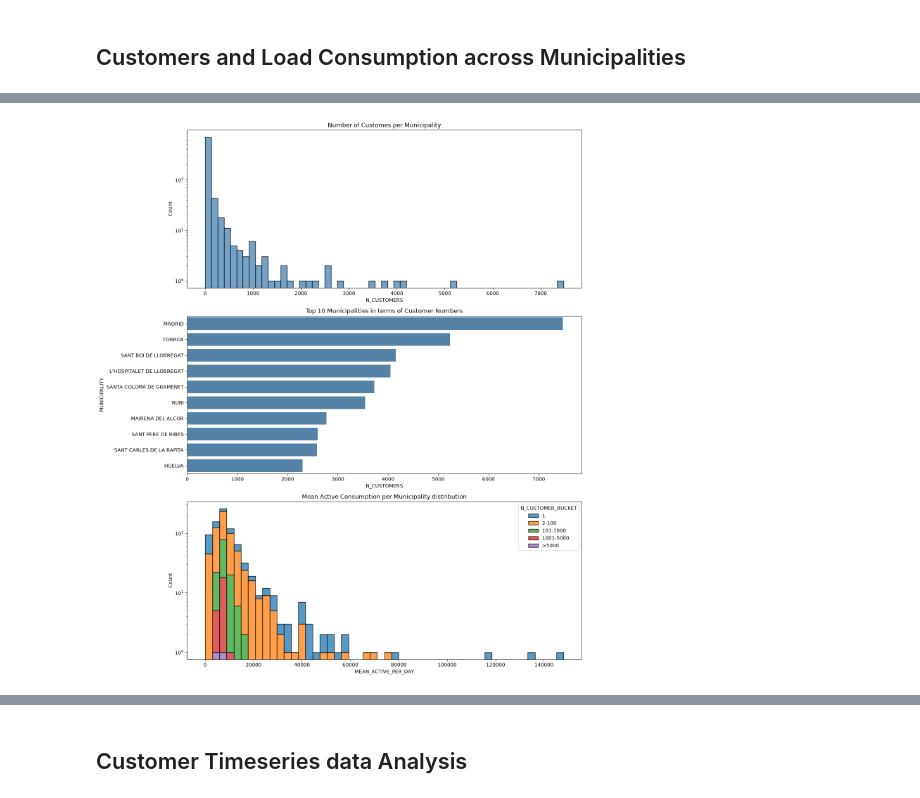
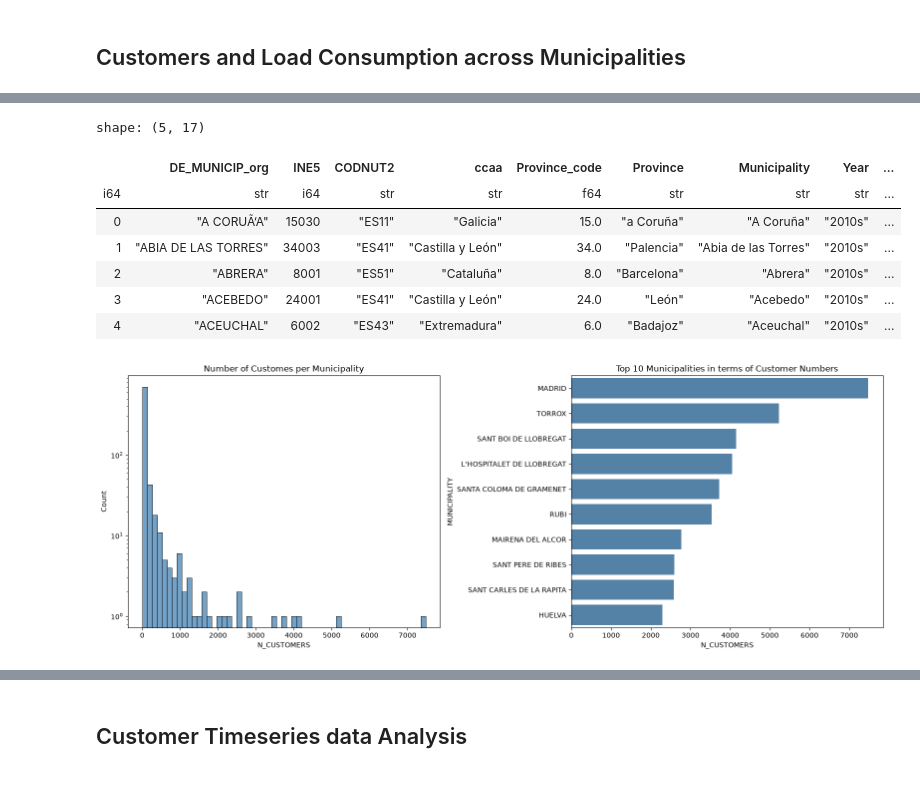
Before and after one commit to reem-naji/potential-fortnight, a Jupyter notebook: notebooks/data_analysis.ipynb, the cells around one changed output, grey strips where cells are left out. Saved outputs shown, nothing was run; the diff lists cells and outputs as text; code cells hidden in the pictures.

```diff
--- a/notebooks/data_analysis.ipynb
+++ b/notebooks/data_analysis.ipynb
@@ -647,43 +647,41 @@ shape: (5, 6)
 | "RUBI" | 3540 | 4063265116 | 0 | 7328.236155 | "1001-5000" |
 | "MAIRENA DEL ALCOR" | 2773 | 3900120293 | 0 | 8540.30966 | "1001-5000" |
 | "L'HOSPITALET DE LLOBREGAT" | 4047 | 3537392869 | 0 | 5599.204879 | "1001-5000" |
+# %%
+munis = pl.read_csv(r'../BD_MUNICIPIOS-ENTIDADES/geo_encoded_munis.csv')
+munis.head()
+# %% [output]
+shape: (5, 17)
+|  | DE_MUNICIP_org | INE5 | CODNUT2 | ccaa | Province_code | Province | Municipality | Year | ... |
+| i64 | str | i64 | str | str | f64 | str | str | str | ... |
+| 0 | "A CORUÃ‘A" | 15030 | "ES11" | "Galicia" | 15.0 | "a Coruña" | "A Coruña" | "2010s" | ... |
+| 1 | "ABIA DE LAS TORRES" | 34003 | "ES41" | "Castilla y León" | 34.0 | "Palencia" | "Abia de las Torres" | "2010s" | ... |
+| 2 | "ABRERA" | 8001 | "ES51" | "Cataluña" | 8.0 | "Barcelona" | "Abrera" | "2010s" | ... |
+| 3 | "ACEBEDO" | 24001 | "ES41" | "Castilla y León" | 24.0 | "León" | "Acebedo" | "2010s" | ... |
+| 4 | "ACEUCHAL" | 6002 | "ES43" | "Extremadura" | 6.0 | "Badajoz" | "Aceuchal" | "2010s" | ... |
 # %%
-fig, ((ax1), (ax2), (ax3)) = plt.subplots(3,1,figsize=(14, 16))
+fig, (ax1, ax2) = plt.subplots(1,2,figsize=(16, 6))
 muni_load_df = muni_load.collect().to_pandas()
 sns.histplot(
     data=muni_load_df,
     x="N_CUSTOMERS",
     ax=ax1,
     color="steelblue",
 )
 ax1.set_yscale('log')
 ax1.set_title('Number of Customes per Municipality')
 
 
 sns.barplot(
     data=muni_load_df.sort_values(by="N_CUSTOMERS", ascending=False).head(10),
     y="MUNICIPALITY",
     x="N_CUSTOMERS",
     ax=ax2,
     color="steelblue",
 )
 ax2.set_title('Top 10 Municipalities in terms of Customer Numbers')
 
-
-sns.histplot(
-    data=muni_load_df,
-    x="MEAN_ACTIVE_PER_DAY",
-    hue="N_CUSTOMER_BUCKET",
-    hue_order=["1", "2-100", "101-1000", "1001-5000", ">5000"],
-    bins=50,
-    ax=ax3,
-    multiple="stack",
-    # color="steelblue",
-)
-ax3.set_yscale('log')
-ax3.set_title('Mean Active Consumption per Municipality distribution')
-
 plt.tight_layout()
 plt.show()
 # %% [output]
-[figure, old version]
+[figure, new version]
```
Also changed, not shown: parts of 12 cells of this notebook.
